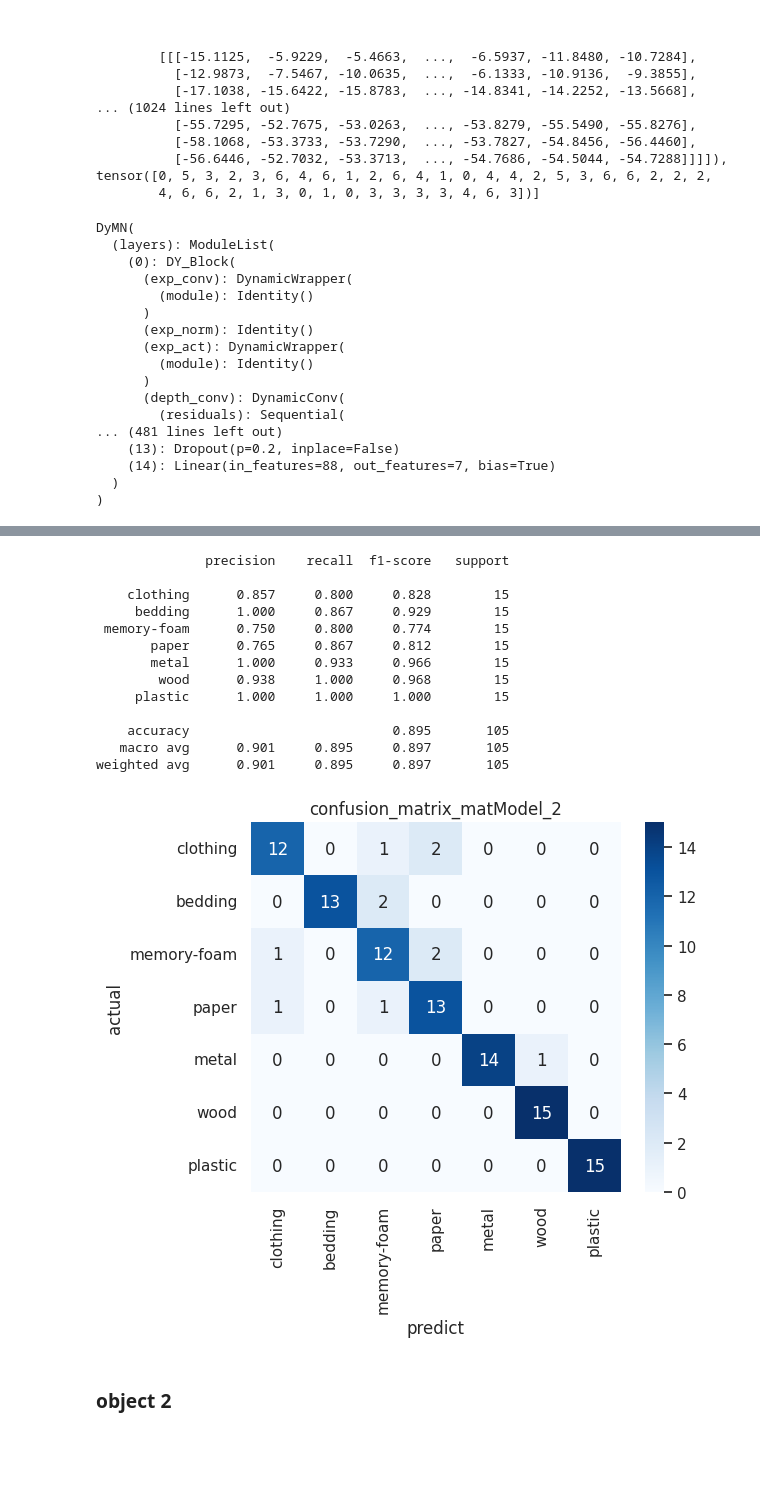
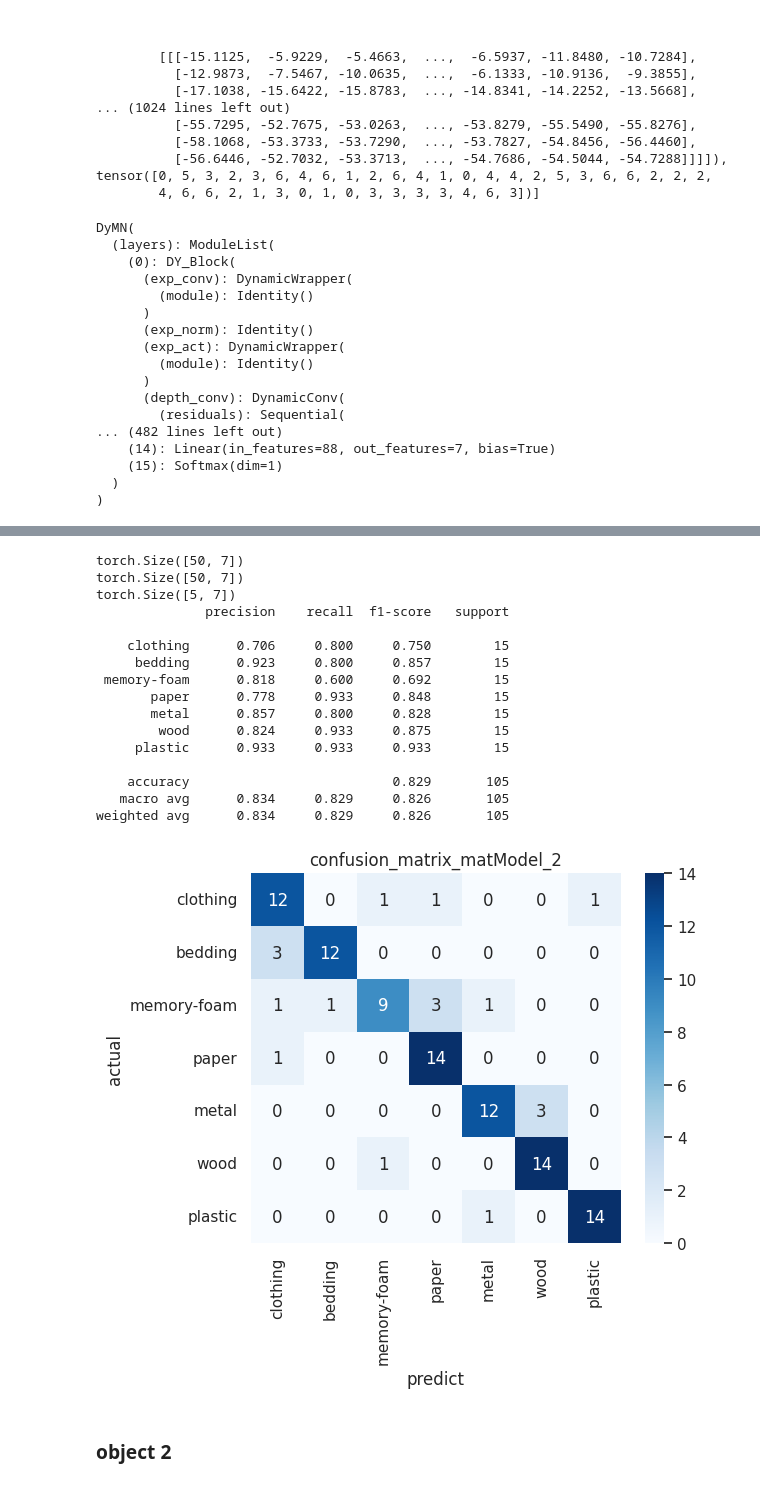
Before and after one commit to nish247/CNN_contact-obj, a Jupyter notebook: main.ipynb, the cells around one changed output, grey strips where cells are left out. Cells and saved outputs as stored; diff of their text form; code cells hidden in the pictures; blank space fills up the shorter version.

```diff
--- a/main.ipynb
+++ b/main.ipynb
@@ -965,12 +965,17 @@ def EvalCNN(data_loader,device,num_label,num_trial):
 
         preds = []
         actuals = []
+        confidences = []
         for batch in data_loader:
             x, t = batch
             x = x.to(device)
             t = t.to(device)
             y = model(x)
+            # print(y[0])
             pred = torch.argmax(y[0], dim=1)
+            confidence = y[0]
+            print(y[0].shape)
+            confidences.extend(confidence.cpu().numpy())
             # preds.append(pred)
             preds.extend(pred.cpu().numpy())
             actuals.extend(t.cpu().numpy())
@@ -979,6 +984,7 @@ def EvalCNN(data_loader,device,num_label,num_trial):
         report = classification_report(actuals, preds,digits=3,target_names=label,labels=label_num,output_dict=True)
         report_df = pd.DataFrame(report).T
         time = Time()
+
 
         report_df.to_csv('data/models_saved/'+time+'_'+model_name+'_report.csv')
 
@@ -993,4 +999,4 @@ def EvalCNN(data_loader,device,num_label,num_trial):
         plt.ylabel('actual')
         plt.savefig('data/models_saved/'+time+'_'+model_name+'_cm.pdf')
 
-    return preds, actuals,report_out
+    return preds, actuals,report_out,confidences
@@ -1082,7 +1142,7 @@ val_losses = []
 train_epoch_loss = 1
 val_epoch_loss = 1
 # 学習ループ
-while (train_epoch_loss > 0.1 or val_epoch_loss  > 0.4) and epoch<max_epoch:
+while (train_epoch_loss > 0.1 or val_epoch_loss  > 0.1) and epoch<max_epoch:
     # 訓練データでの学習
     net1.train()
     for batch in train_loader:
@@ -1139,7 +1199,7 @@ plt.show()
 
 
 # テストデータで確認
-preds , actuals, report = EvalCNN(test_loader,device,0,1)
+preds , actuals, report, confidences = EvalCNN(test_loader,device,0,1)
 
 print(report)
 # %% [output]
@@ -1610,7 +1692,7 @@ shModel_2 = objModel_trained
 
 #パラメータの更新を許可
 for param in shModel_2.parameters():
-    param.requires_gred = False
+    param.requires_grad = True
 
 
 # print(model.classifier)
@@ -1632,6 +1714,7 @@ shModel_2.classifier= nn.Sequential(
     nn.Linear(in_features=88, out_features=21, bias=True),  # 新しい層
     nn.ReLU(),
     nn.Linear(in_features=21, out_features=2, bias=True),  # 新しい層
+    nn.Softmax(dim=1)
 )
 print(shModel_2)
 # %% [output]
@@ -1810,7 +1904,7 @@ matModel_2 = shModel_trained
 
 #パラメータの更新を許可
 for param in matModel_2.parameters():
-    param.requires_gred = False
+    param.requires_grad = True
 
 
 # print(model.classifier)
@@ -1833,6 +1927,8 @@ matModel_2.classifier= nn.Sequential(
     nn.ReLU(),
     nn.Dropout(p=0.2),
     nn.Linear(in_features=88, out_features=7, bias=True),  # 新しい層
+    nn.Softmax(dim=1)
+
 )
 print(matModel_2)
 # %% [output]
@@ -1848,9 +1944,9 @@ DyMN(
       )
       (depth_conv): DynamicConv(
         (residuals): Sequential(
-... (481 lines left out)
-    (13): Dropout(p=0.2, inplace=False)
+... (482 lines left out)
     (14): Linear(in_features=88, out_features=7, bias=True)
+    (15): Softmax(dim=1)
   )
 )
 # %%
@@ -1863,6 +1959,7 @@ from tqdm import tqdm
 # エポックの数
 epoch = 0
 max_epoch = 200
+min_epoch = 100
 # モデルの初期化
 torch.manual_seed(0)
 
@@ -1883,7 +1980,7 @@ val_losses = []
 train_epoch_loss = 1.0
 val_epoch_loss = 1.0
 # 学習ループ
-while (train_epoch_loss > 0.1 or val_epoch_loss  > 0.5) and epoch<max_epoch:
+while (train_epoch_loss > 0.1 or val_epoch_loss  > 0.2) and epoch<max_epoch :
     train_epoch_loss = 0.0
     val_epoch_loss = 0.0
 
@@ -1944,7 +2041,7 @@ plt.show()
 
 
 # テストデータで確認
-preds , actuals, report = EvalCNN(test_loader,device,1,2)
+preds , actuals, report, matConfidences = EvalCNN(test_loader,device,1,2)
 
 print(report)
 # %% [output]
@@ -1957,17 +2066,20 @@ Epoch [4/200], Train Loss: 0.0403, Validation Loss: 0.3928
+torch.Size([50, 7])
+torch.Size([50, 7])
+torch.Size([5, 7])
               precision    recall  f1-score   support
 
-    clothing      0.857     0.800     0.828        15
-     bedding      1.000     0.867     0.929        15
- memory-foam      0.750     0.800     0.774        15
-       paper      0.765     0.867     0.812        15
-       metal      1.000     0.933     0.966        15
-        wood      0.938     1.000     0.968        15
-     plastic      1.000     1.000     1.000        15
+    clothing      0.706     0.800     0.750        15
+     bedding      0.923     0.800     0.857        15
+ memory-foam      0.818     0.600     0.692        15
+       paper      0.778     0.933     0.848        15
+       metal      0.857     0.800     0.828        15
+        wood      0.824     0.933     0.875        15
+     plastic      0.933     0.933     0.933        15
 
-    accuracy                          0.895       105
-   macro avg      0.901     0.895     0.897       105
-weighted avg      0.901     0.895     0.897       105
+    accuracy                          0.829       105
+   macro avg      0.834     0.829     0.826       105
+weighted avg      0.834     0.829     0.826       105
-[figure, old version]
+[figure, new version]
 # %% [markdown]
 ### object 2
 # %%
```
Also changed, not shown: parts of 25 cells of this notebook.
